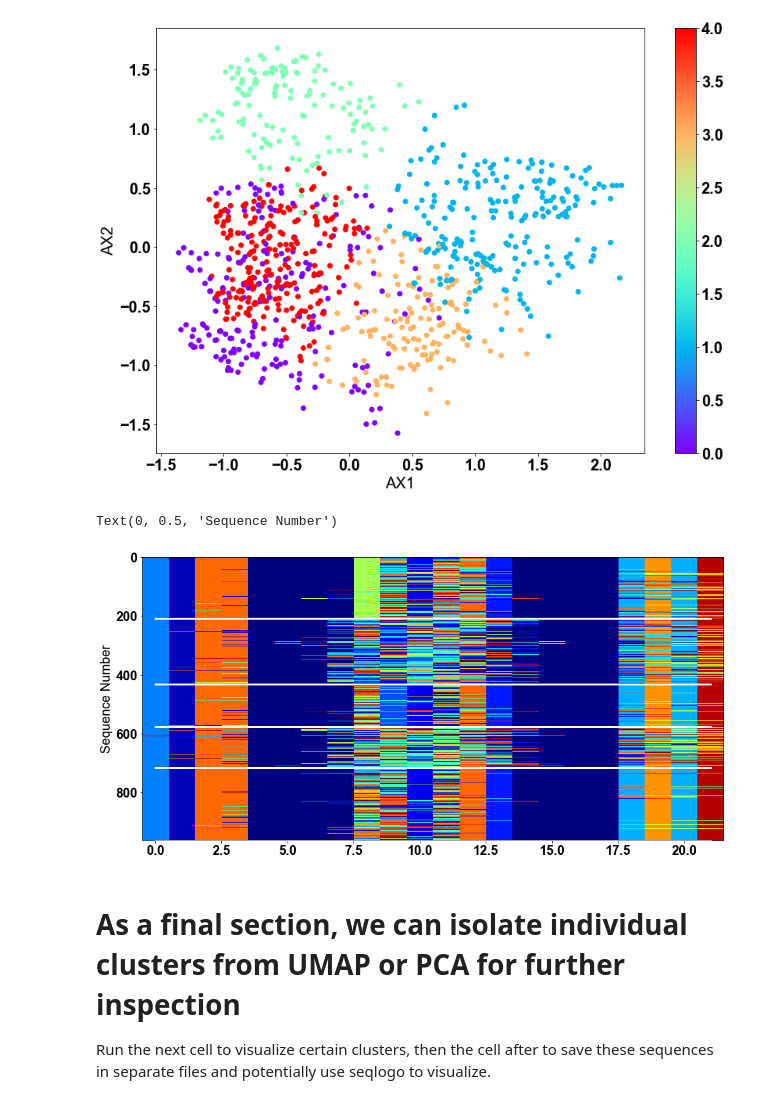
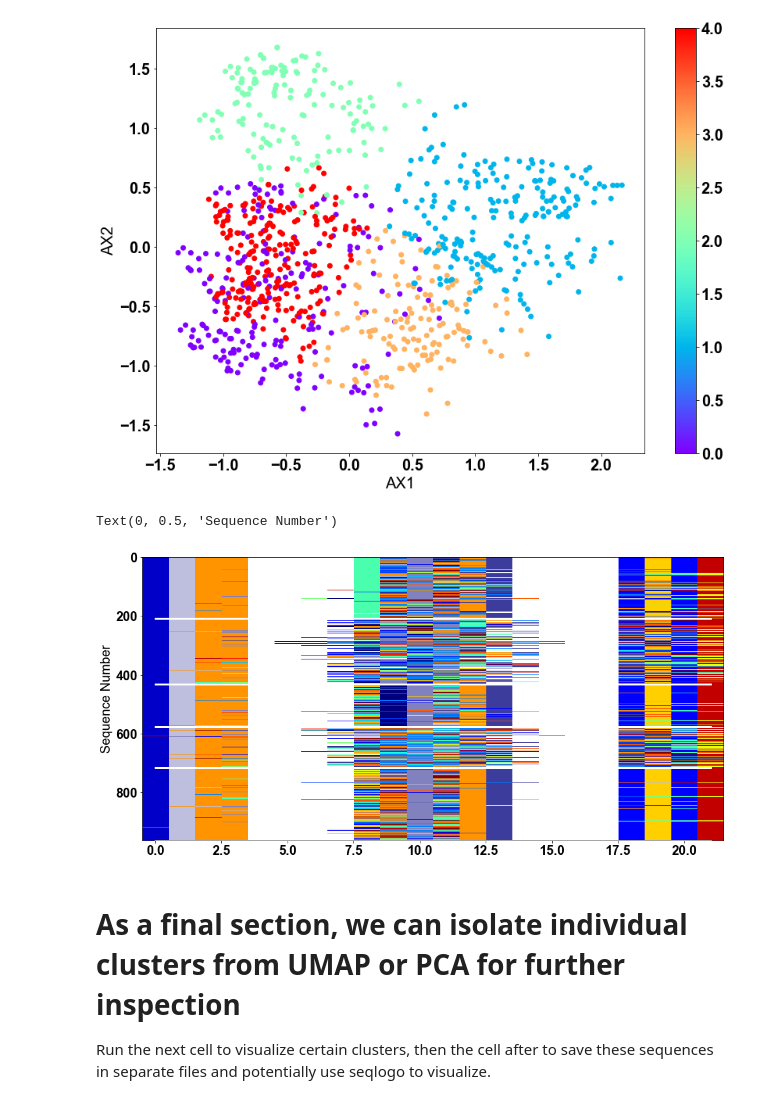
Before and after one commit to ctboughter/AIMS, a Jupyter notebook: notebooks/AIMS_single.ipynb, the cells around one changed output. Saved outputs shown, nothing was run; the diff lists cells and outputs as text; code cells hidden in the pictures.

```diff
--- a/notebooks/AIMS_single.ipynb
+++ b/notebooks/AIMS_single.ipynb
@@ -224,24 +224,24 @@ Text(0, 0.5, 'AX2')
 # %%
 fig, ax = pl.subplots(1, 1,squeeze=False,figsize=(16,8))
 for i in np.sort(cluster_dset['cluster'].drop_duplicates()):
     if i == -1:
         continue
     pre_clust = seq_MIf[seq_MIf.columns[cluster_dset[cluster_dset['cluster'] == i].index]]
     clustID = np.transpose(pandas.DataFrame(i*np.ones(np.shape(pre_clust)[1])))
     clustID.columns = pre_clust.columns
     pre_clustF = pandas.concat([pre_clust,clustID],axis=0)
     if i == 0:
         clustered = pre_clustF
     else:
         clustered = pandas.concat([clustered, pre_clustF],axis = 1)
     ax[0,0].plot(np.arange(len(seq_MIf)),np.ones(len(seq_MIf))*(np.shape(clustered)[1]),'white',linewidth = 3)
 
-xyz = ax[0,0].imshow(np.transpose(np.array(clustered))[:,:-1], interpolation='nearest', aspect='auto',cmap=cm.jet)
+xyz = ax[0,0].imshow(np.transpose(np.array(clustered))[:,:-1], interpolation='nearest', aspect='auto',cmap=cmap)
 ax[0,0].set_ylabel('Sequence Number')
 #pl.savefig('AIMS_clustMat.pdf',format='pdf')
 # %% [output]
 Text(0, 0.5, 'Sequence Number')
-[figure, old version]
+[figure, new version]
 # %% [markdown]
 # As a final section, we can isolate individual clusters from UMAP or PCA for further inspection
 Run the next cell to visualize certain clusters, then the cell after to save these sequences in separate files and potentially use seqlogo to visualize.
```
Also changed, not shown: parts of 10 cells of this notebook, 16 other files.
